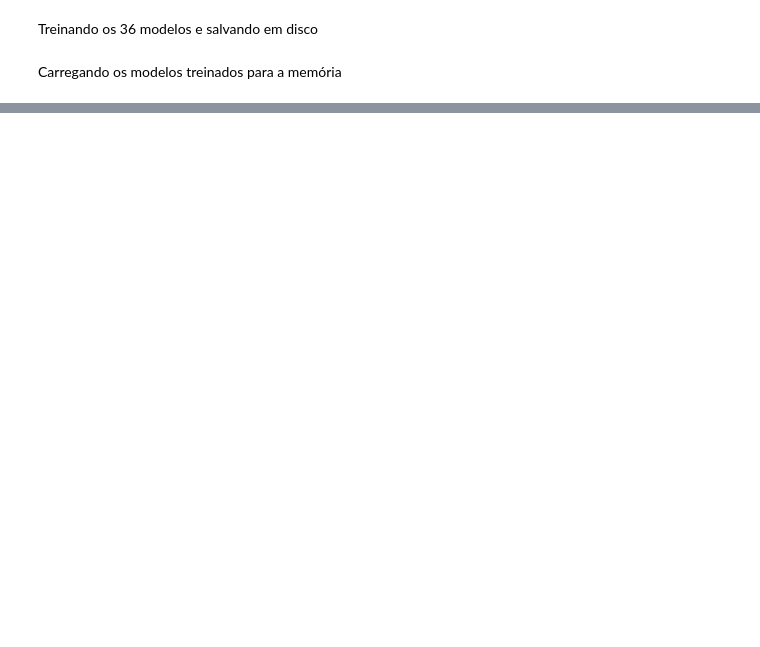
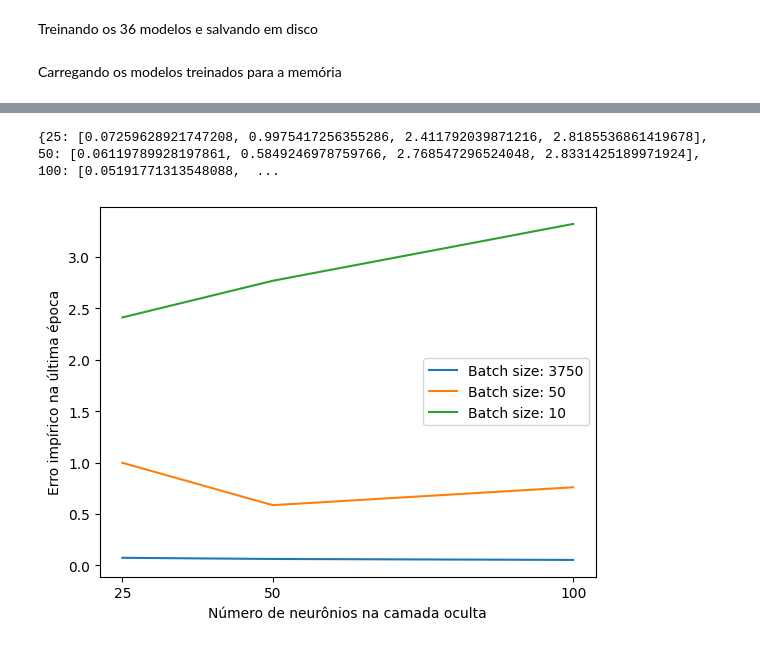
Before and after one commit to VictorHenrique317/ML-TP1, a Jupyter notebook: tp1-ml-victor.ipynb, the cells around one changed output, grey strips where cells are left out. Saved outputs shown, nothing was run; the diff lists cells and outputs as text; code cells hidden in the pictures; blank space fills up the shorter version.

```diff
--- a/tp1-ml-victor.ipynb
+++ b/tp1-ml-victor.ipynb
@@ -212 +215,38 @@ displayMLP(100)
 <Figure size 640x480 with 0 Axes>
+# %%
+x = params['hidden_layer_neuron_numbers']
+data = {}
+for hidden_layer_neuron_number, model_group in models.items():
+    index = -1
+
+    for batch_size, model_group in model_group.items():
+        index += 1
+        last_epoch_loss = None
+
+        for learning_rate, model in model_group.items():
+            if learning_rate == 0.5:
+                mlp, history = model
+                last_epoch_loss = history['loss'][-1]
+
+        data[hidden_layer_neuron_number] = data.get(hidden_layer_neuron_number, [])
+        data[hidden_layer_neuron_number].append(last_epoch_loss)
+
+print(data)
+index = -1
+for i in range(len(data)):
+    index += 1
+    y = []
+
+    for neuron_nb, batch_errors in data.items():
+        y.append(batch_errors[index])
+
+    plt.plot(x, y, label=f"Batch size: {batch_sizes[index]}")
+
+plt.xlabel('Número de neurônios na camada oculta')
+plt.ylabel('Erro impírico na última época')
+plt.xticks(x)
+plt.legend()
+plt.show()
+# %% [output]
+{25: [0.07259628921747208, 0.9975417256355286, 2.411792039871216, 2.8185536861419678], 50: [0.06119789928197861, 0.5849246978759766, 2.768547296524048, 2.8331425189971924], 100: [0.05191771313548088,  ...
+[figure, added]
```
Also changed, not shown: parts of 10 cells of this notebook.
